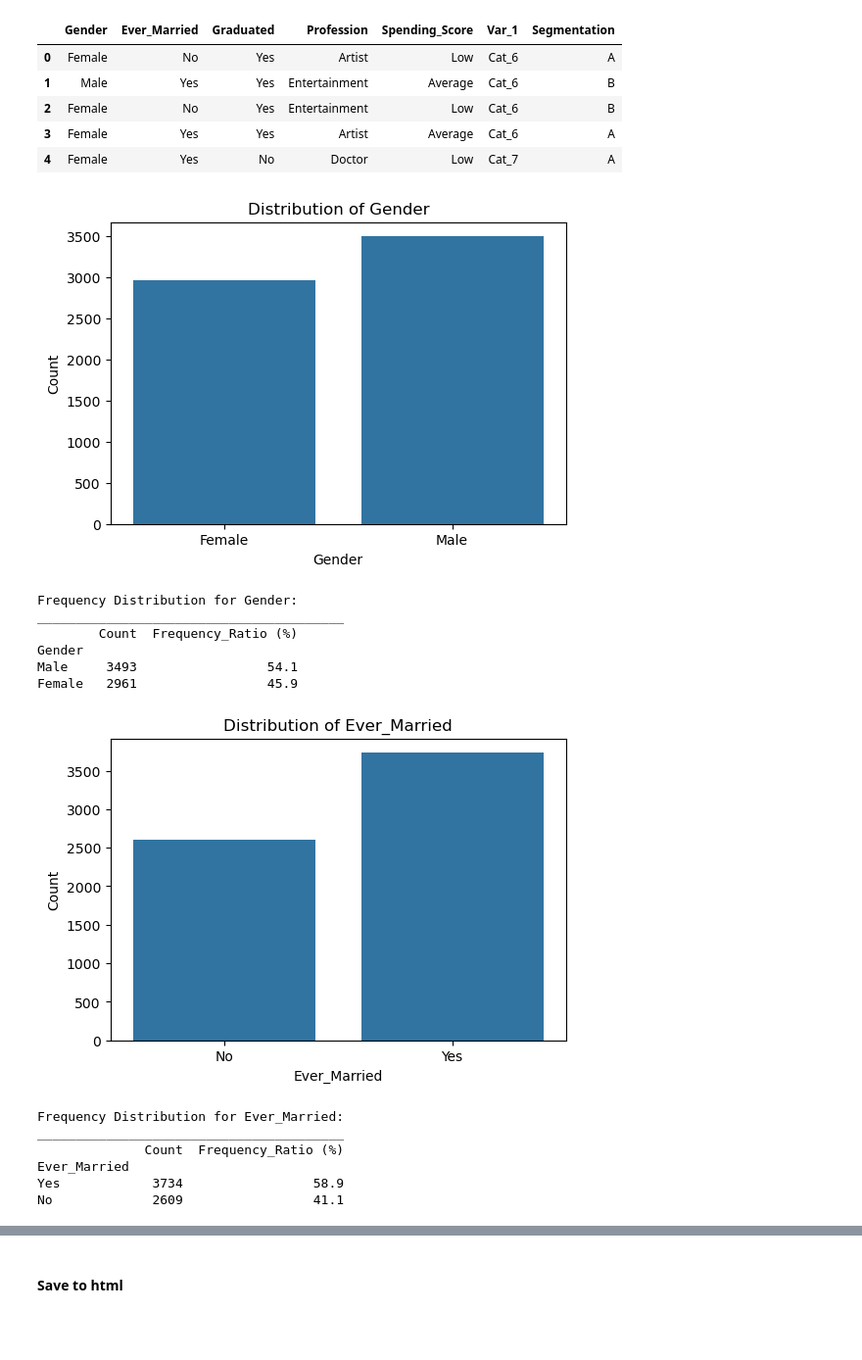
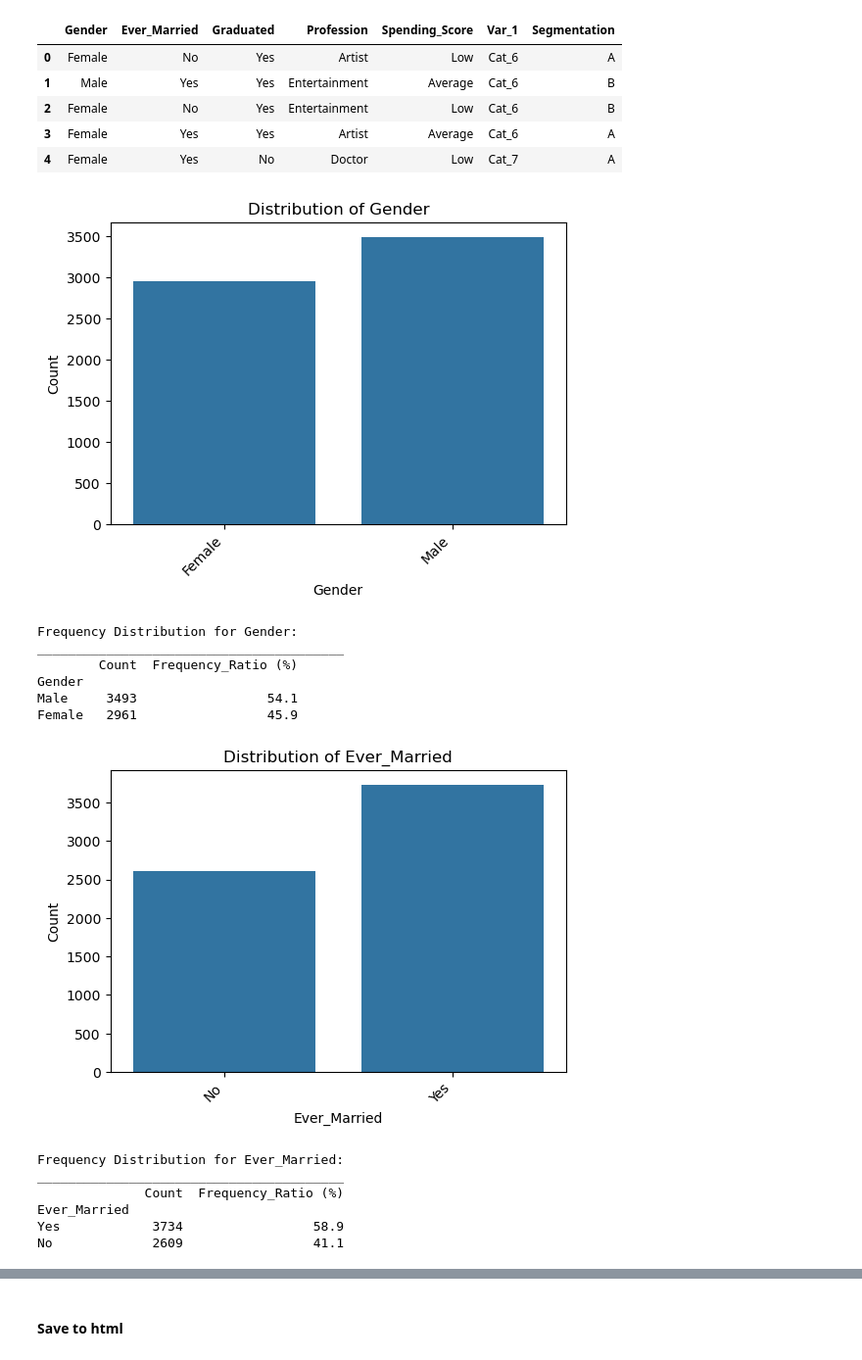
Before and after one commit to nfarrell011/customer-segmentation, a Jupyter notebook: process_notebooks/phase2_eda.ipynb, the cells around one changed output, grey strips where cells are left out. Shown at 98% size. Saved outputs shown, nothing was run; the diff lists cells and outputs as text; code cells hidden in the pictures; blank space fills up the shorter version.

```diff
--- a/process_notebooks/phase2_eda.ipynb
+++ b/process_notebooks/phase2_eda.ipynb
@@ -418,37 +418,38 @@ memory usage: 353.1+ KB
 # %%
 # nominal EDA
 
 def plot_bar(df, column):
     plt.figure(figsize=(6, 4))
     sns.countplot(x=column, data=df)
     plt.title(f'Distribution of {column}')
     plt.xlabel(column)
+    plt.xticks(rotation=45, ha='right')
     plt.ylabel('Count')
     plt.show()
 
 def check_frequency(df, column):
     frequency = df[column].value_counts()
     frequency_ratios = round(df[column].value_counts(normalize=True) * 100, 1)
     freq_df = pd.DataFrame({
         'Count': frequency,
         'Frequency_Ratio (%)': frequency_ratios
     })
     print(f"Frequency Distribution for {column}:\n{'_'*40}\n{freq_df}\n")
 
 
 
 for col in nominal_df.columns:
     plot_bar(nominal_df, col)
     check_frequency(nominal_df, col)
 # %% [output]
-[figure, old version]
+[figure, new version]
 Frequency Distribution for Gender:
 ________________________________________
         Count  Frequency_Ratio (%)
 Gender
 Male     3493                 54.1
 Female   2961                 45.9
-[figure, old version]
+[figure, new version]
 Frequency Distribution for Ever_Married:
 ________________________________________
               Count  Frequency_Ratio (%)
```
Also changed, not shown: parts of 2 cells of this notebook.
